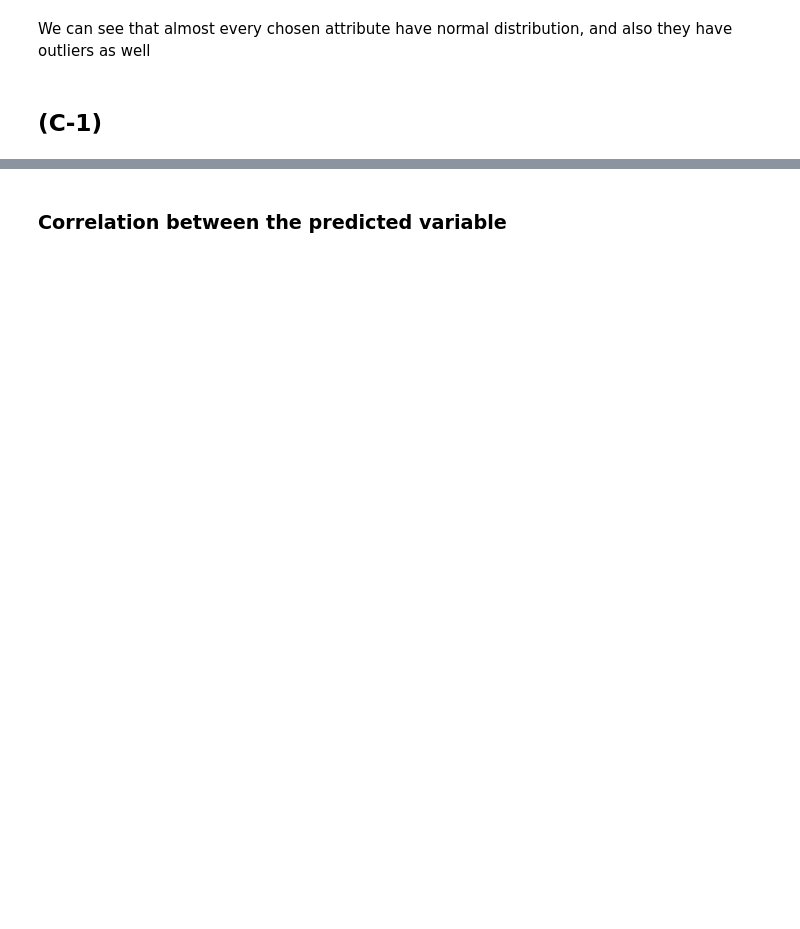
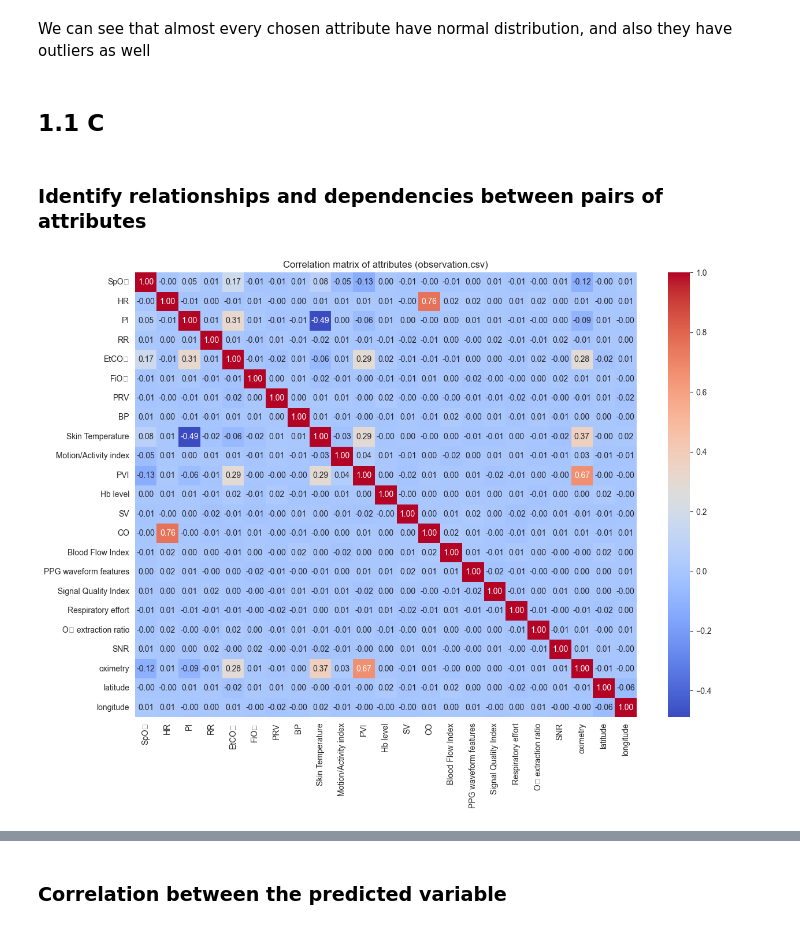
Before and after one commit to Yuraj1/iau_projects, a Jupyter notebook: FAZA_1.ipynb, the cells around one changed output, grey strips where cells are left out. Saved outputs shown, nothing was run; the diff lists cells and outputs as text; code cells hidden in the pictures; blank space fills up the shorter version.

```diff
--- a/FAZA_1.ipynb
+++ b/FAZA_1.ipynb
@@ -127,4 +295,4 @@ for col in cols:
 # %% [markdown]
 We can see that almost every chosen attribute have normal distribution, and also they have outliers as well
 # %% [markdown]
-## (С-1)
+## 1.1 C
@@ -133,9 +299,13 @@ print(patient.columns)
+# %% [markdown]
+### Identify relationships and dependencies between pairs of attributes
 # %%
-numeric = observation.select_dtypes(include=['number'])
-
-corr = numeric.corr()
+# numeric = observation.select_dtypes(include=['number'])
+# corr = numeric.corr()
+corr = observation.corr(numeric_only=False)
 
 plt.figure(figsize=(14,10))
 sns.heatmap(corr, annot=True, cmap="coolwarm", fmt=".2f")
-plt.title("Korelačná matica fyziologických atribútov (observation.csv)")
+plt.title("Correlation matrix of attributes (observation.csv)")
 plt.show()
+# %% [output]
+[figure, added]
```
Also changed, not shown: parts of 100 cells of this notebook.
